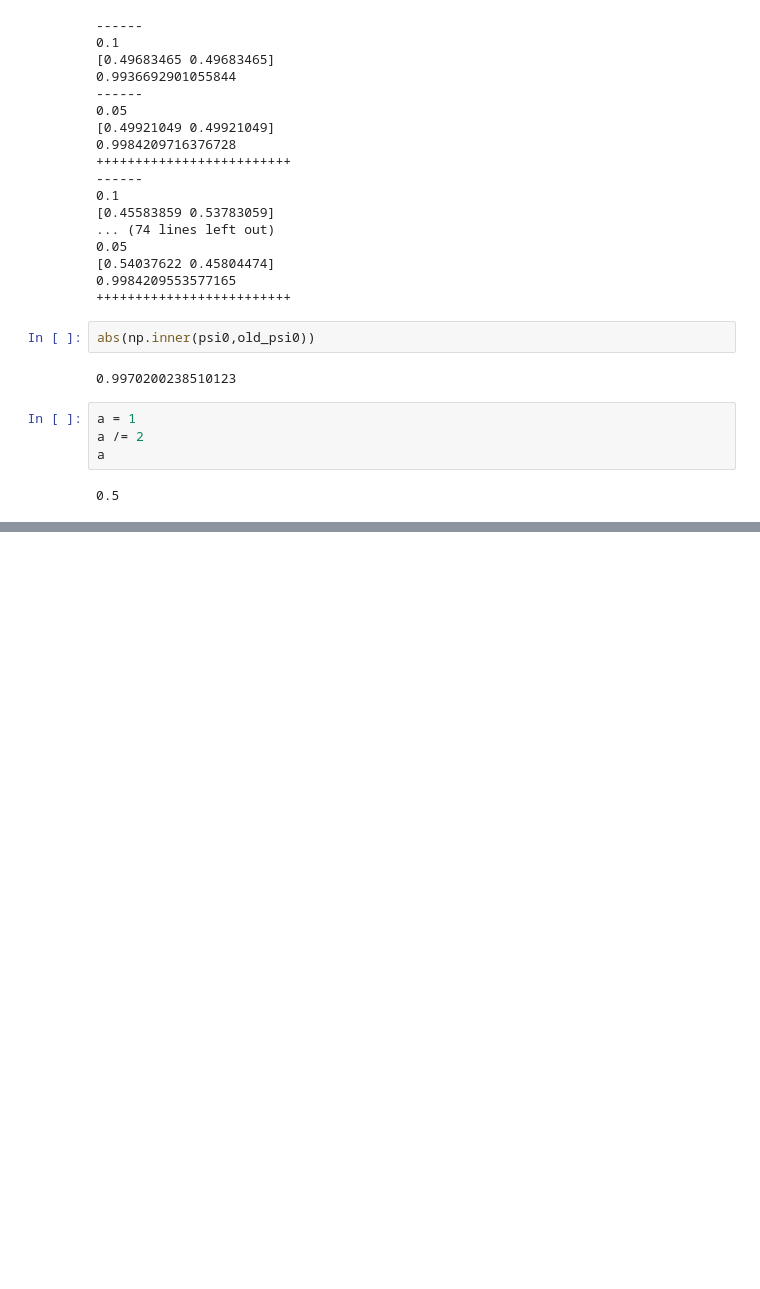
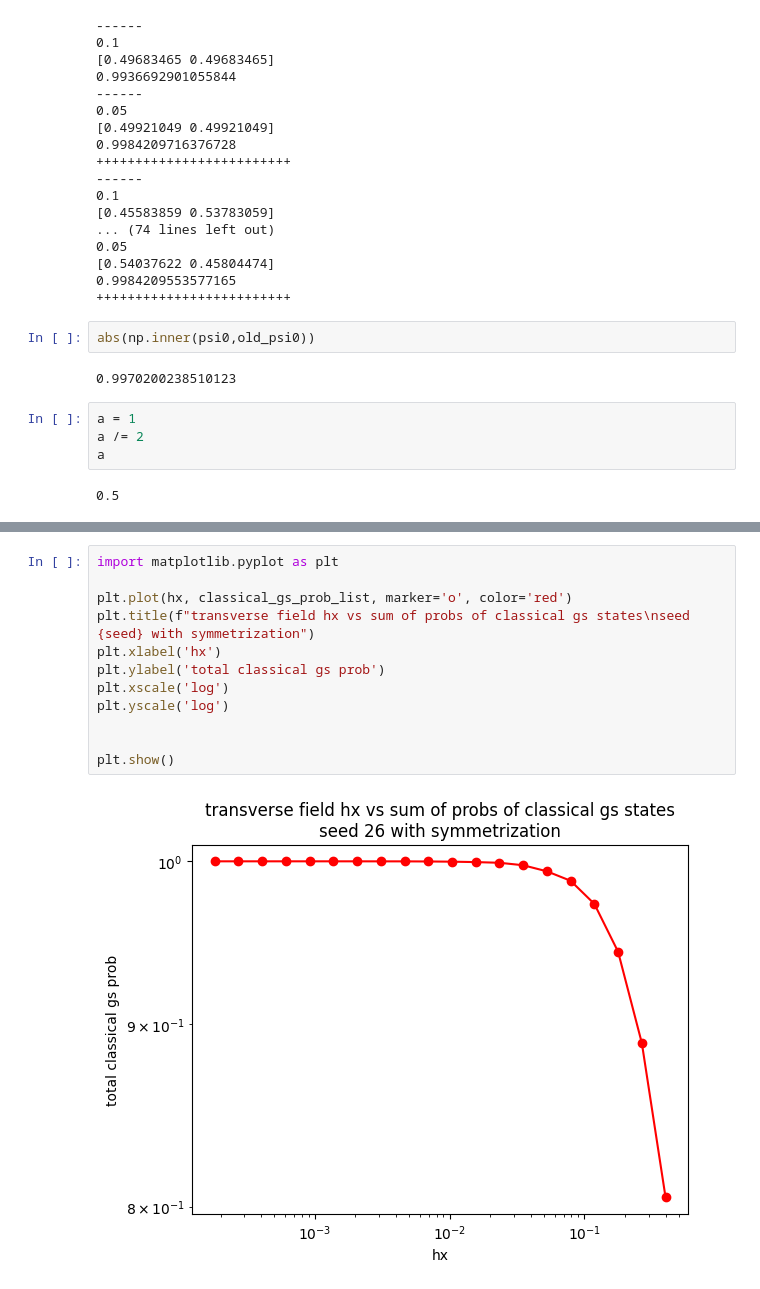
Before and after one commit to adlantz/FairSampling, a Jupyter notebook: playground.ipynb, the cells around one changed output, grey strips where cells are left out. Cells and saved outputs as stored; diff of their text form; blank space fills up the shorter version.

```diff
--- a/playground.ipynb
+++ b/playground.ipynb
@@ -631,0 +761,14 @@ print(np.sum(old_psi0[classical_gs]**2))
+# %%
+import matplotlib.pyplot as plt
+
+plt.plot(hx, classical_gs_prob_list, marker='o', color='red')
+plt.title(f"transverse field hx vs sum of probs of classical gs states\nseed {seed} with symmetrization")
+plt.xlabel('hx')
+plt.ylabel('total classical gs prob')
+plt.xscale('log')
+plt.yscale('log')
+
+
+plt.show()
+# %% [output]
+[figure, added]
```
Also changed, not shown: parts of 30 cells of this notebook, 6 other files.
